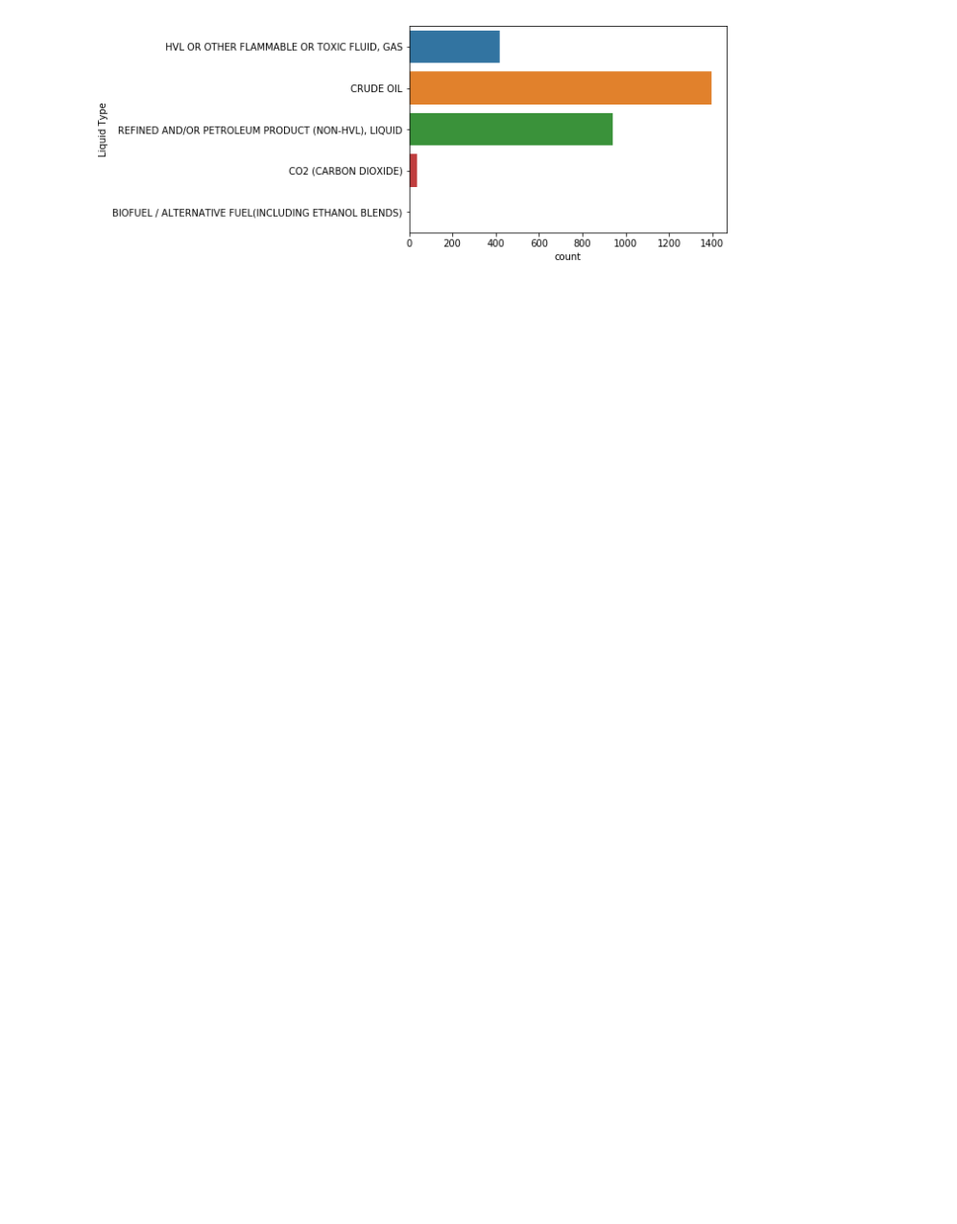
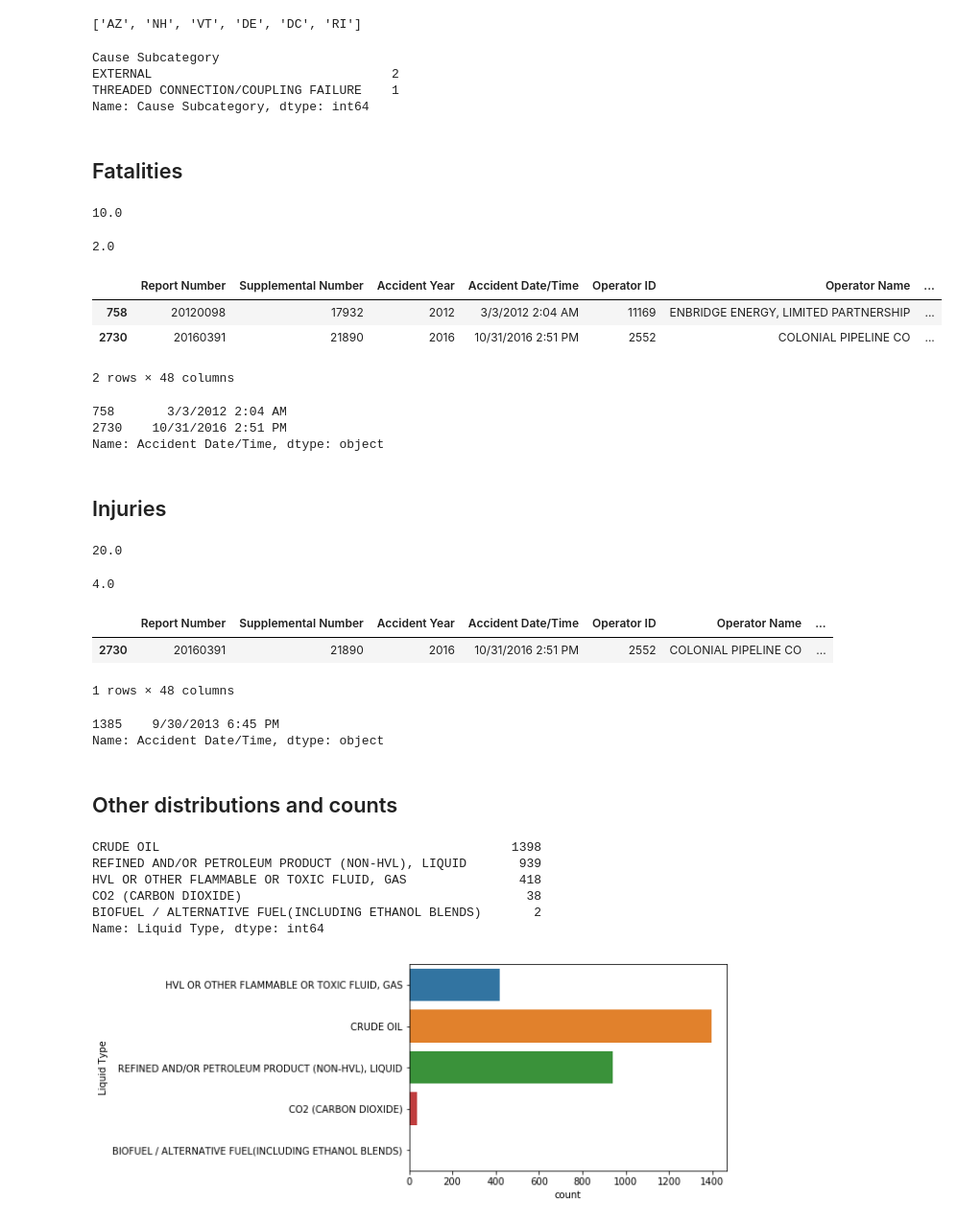
Before and after one commit to Vsosameza/Oil_Spill_Data_Analysis, a Jupyter notebook: Data_Exploration_Notebook.ipynb, the cells around one changed output. Shown at 96% size. Saved outputs shown, nothing was run; the diff lists cells and outputs as text; code cells hidden in the pictures; blank space fills up the shorter version.

```diff
--- a/Data_Exploration_Notebook.ipynb
+++ b/Data_Exploration_Notebook.ipynb
@@ -8,3 +184,79 @@ price_df = pd.read_csv('price_per_barrel_01042010-01312017.csv')
+# %%
+states_2 = ["AL", "AK", "AZ", "AR", "CA", "CO", "CT", "DC", "DE", "FL", "GA",
+          "HI", "ID", "IL", "IN", "IA", "KS", "KY", "LA", "ME", "MD",
+          "MA", "MI", "MN", "MS", "MO", "MT", "NE", "NV", "NH", "NJ",
+          "NM", "NY", "NC", "ND", "OH", "OK", "OR", "PA", "RI", "SC",
+          "SD", "TN", "TX", "UT", "VT", "VA", "WA", "WV", "WI", "WY"]
+non_accident_states = list(set(states_2) - set(states))
+non_accident_states
+# %% [output]
+['AZ', 'NH', 'VT', 'DE', 'DC', 'RI']
+# %%
+accident_causes = oil_df.groupby("Accident State")["Cause Subcategory"].value_counts()
+accident_causes["HI"]
+# %% [output]
+Cause Subcategory
+EXTERNAL                                2
+THREADED CONNECTION/COUPLING FAILURE    1
+Name: Cause Subcategory, dtype: int64
+# %% [markdown]
+## Fatalities
+# %%
+oil_df['All Fatalities'].sum()
+# %% [output]
+10.0
+# %%
+oil_df['All Fatalities'].max()
+# %% [output]
+2.0
+# %%
+oil_df.loc[oil_df['All Fatalities'] == 2]
+# %% [output]
+|  | Report Number | Supplemental Number | Accident Year | Accident Date/Time | Operator ID | Operator Name | ... |
+| 758 | 20120098 | 17932 | 2012 | 3/3/2012 2:04 AM | 11169 | ENBRIDGE ENERGY, LIMITED PARTNERSHIP | ... |
+| 2730 | 20160391 | 21890 | 2016 | 10/31/2016 2:51 PM | 2552 | COLONIAL PIPELINE CO | ... |
+2 rows × 48 columns
+# %%
+worst_fatalty_daysworst_fa  = oil_df.loc[oil_df['All Fatalities'] == 2]['Accident Date/Time']
+oil_df.loc[oil_df['All Fatalities'] == 2]['Accident Date/Time']
+# %% [output]
+758       3/3/2012 2:04 AM
+2730    10/31/2016 2:51 PM
+Name: Accident Date/Time, dtype: object
+# %% [markdown]
+## Injuries
+# %%
+oil_df['All Injuries'].sum()
+# %% [output]
+20.0
+# %%
+oil_df['All Injuries'].max()
+# %% [output]
+4.0
+# %%
+oil_df.loc[oil_df['All Injuries'] == 4]
+# %% [output]
+|  | Report Number | Supplemental Number | Accident Year | Accident Date/Time | Operator ID | Operator Name | ... |
+| 2730 | 20160391 | 21890 | 2016 | 10/31/2016 2:51 PM | 2552 | COLONIAL PIPELINE CO | ... |
+1 rows × 48 columns
+# %%
+worst_injury_days = oil_df.loc[oil_df['All Injuries'] == 2]['Accident Date/Time']
+oil_df.loc[oil_df['All Injuries'] == 2]['Accident Date/Time']
+# %% [output]
+1385    9/30/2013 6:45 PM
+Name: Accident Date/Time, dtype: object
+# %% [markdown]
+## Other distributions and counts
+# %%
+liquid_type = oil_df["Liquid Type"].value_counts()
+liquid_type
+# %% [output]
+CRUDE OIL                                               1398
+REFINED AND/OR PETROLEUM PRODUCT (NON-HVL), LIQUID       939
+HVL OR OTHER FLAMMABLE OR TOXIC FLUID, GAS               418
+CO2 (CARBON DIOXIDE)                                      38
+BIOFUEL / ALTERNATIVE FUEL(INCLUDING ETHANOL BLENDS)       2
+Name: Liquid Type, dtype: int64
 # %%
 cp = sns.countplot(y=oil_df['Liquid Type'], data=oil_df)
 # %% [output]
```
Also changed, not shown: parts of 24 cells of this notebook.
